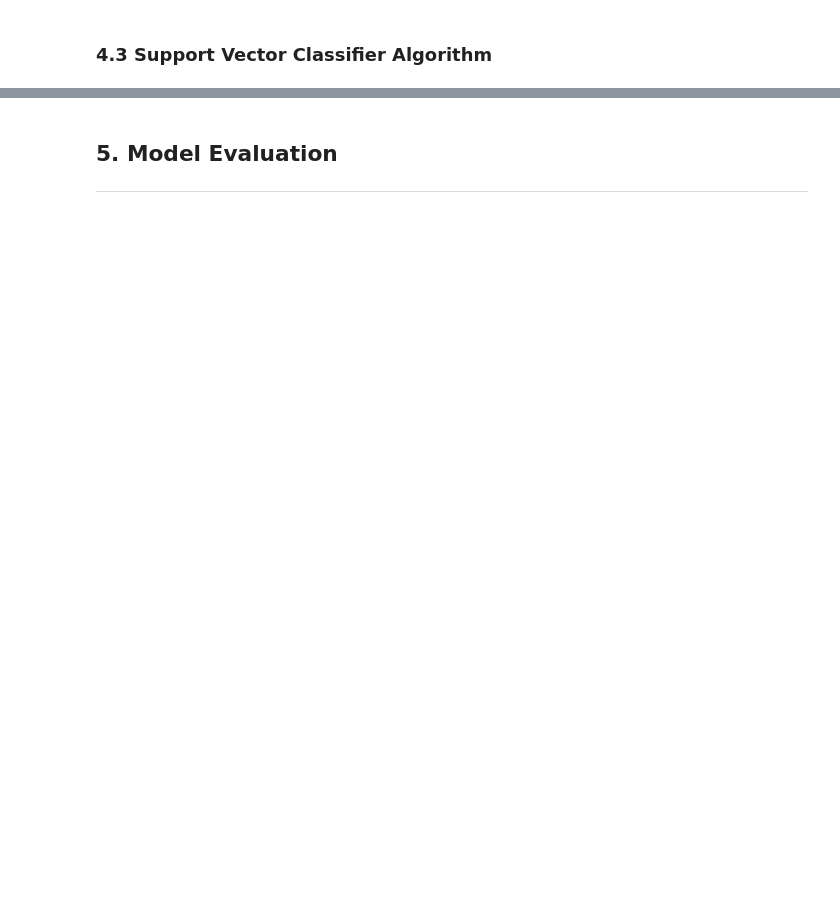
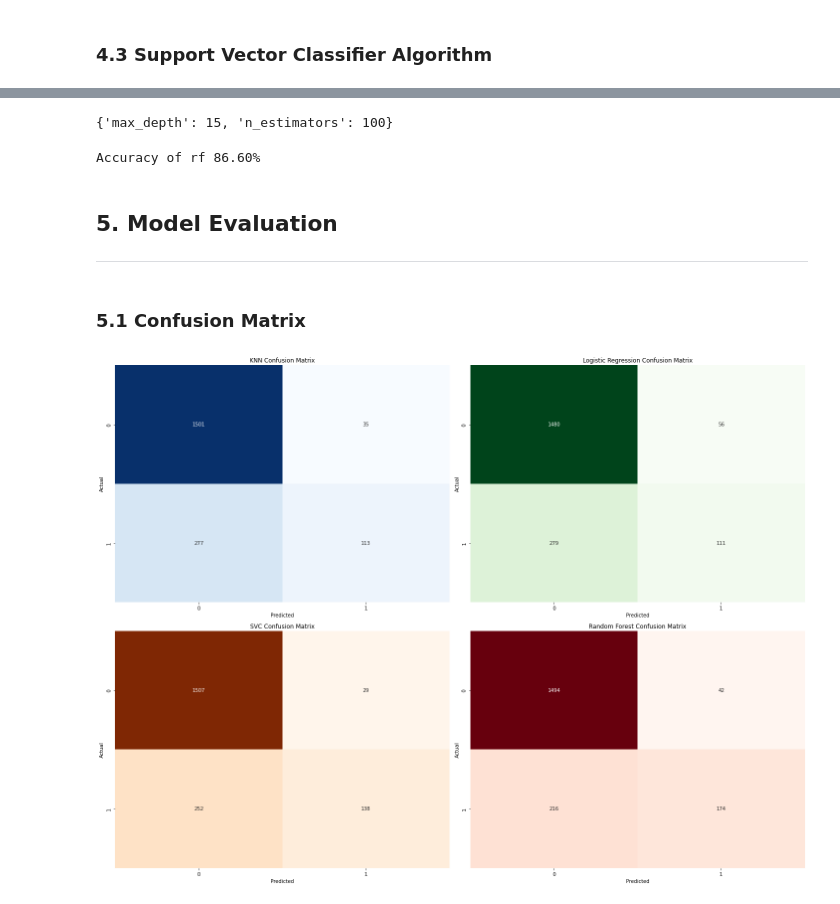
Before and after one commit to naufalmuafi/bank-customer-churn-prediction, a Jupyter notebook: main.ipynb, the cells around one changed output, grey strips where cells are left out. Cells and saved outputs as stored; diff of their text form; code cells hidden in the pictures; blank space fills up the shorter version.

Commit message:
add: model prediction, done

```diff
--- a/main.ipynb
+++ b/main.ipynb
@@ -402,7 +613,2 @@ models.loc['train_acc', 'knn'] = accuracy_score(y_pred=knn.predict(X_train), y_t
 # %% [markdown]
 ### 4.2 Logistic Regression Algorithm
-# %%
-log_reg = LogisticRegression(random_state=123)
-log_reg.fit(X_train, y_train)
-
-models.loc['train_acc', 'LogisticRegression'] = accuracy_score(y_pred=log_reg.predict(X_train), y_true=y_train)
@@ -416,3 +671,30 @@ models.loc['train_acc', 'SVC'] = accuracy_score(y_pred=svc.predict(X_train), y_t
+# %%
+rf_model = RandomForestClassifier()
+rf_parameters = {
+  'n_estimators'  : [50, 100, 150, 200],
+  'max_depth'     : [10, 15, 20]
+}
+grid_search = GridSearchCV(rf_model, rf_parameters)
+grid_search.fit(X_train, y_train)
+print(grid_search.best_params_)
+# %% [output]
+{'max_depth': 15, 'n_estimators': 100}
+# %%
+rf = RandomForestClassifier(
+  n_estimators=100,
+  max_depth=15,
+  random_state=123,
+  n_jobs=-1
+)
+rf.fit(X_train, y_train)
+
+rf_pred = rf.predict(X_test)
+rf_acc = accuracy_score(y_test, rf_pred)
+
+print(f"Accuracy of rf {rf_acc*100:.2f}%")
+models.loc['train_acc', 'LogisticRegression'] = rf_acc
+# %% [output]
+Accuracy of rf 86.60%
 # %% [markdown]
 ## 5. Model Evaluation
 ---
@@ -420,0 +701,38 @@ X_test.loc[:, numerical_features] = scaler.transform(X_test[numerical_features])
+# %% [markdown]
+### 5.1 Confusion Matrix
+# %%
+knn_cm  = confusion_matrix(y_test, knn_pred)
+lr_cm   = confusion_matrix(y_test, lr_pred)
+svc_cm  = confusion_matrix(y_test, svc_pred)
+rf_cm   = confusion_matrix(y_test, rf_pred)
+
+plt.figure(figsize=(20, 15))
+
+plt.subplot(2, 2, 1)
+sns.heatmap(knn_cm, annot=True, cmap='Blues', fmt='d', cbar=False)
+plt.title('KNN Confusion Matrix')
+plt.xlabel('Predicted')
+plt.ylabel('Actual')
+
+plt.subplot(2, 2, 2)
+sns.heatmap(lr_cm, annot=True, cmap='Greens', fmt='d', cbar=False)
+plt.title('Logistic Regression Confusion Matrix')
+plt.xlabel('Predicted')
+plt.ylabel('Actual')
+
+plt.subplot(2, 2, 3)
+sns.heatmap(svc_cm, annot=True, cmap='Oranges', fmt='d', cbar=False)
+plt.title('SVC Confusion Matrix')
+plt.xlabel('Predicted')
+plt.ylabel('Actual')
+
+plt.subplot(2, 2, 4)
+sns.heatmap(rf_cm, annot=True, cmap='Reds', fmt='d', cbar=False)
+plt.title('Random Forest Confusion Matrix')
+plt.xlabel('Predicted')
+plt.ylabel('Actual')
+
+plt.tight_layout()
+plt.show()
+# %% [output]
+[figure, added]
```
Also changed, not shown: parts of 43 cells of this notebook.
